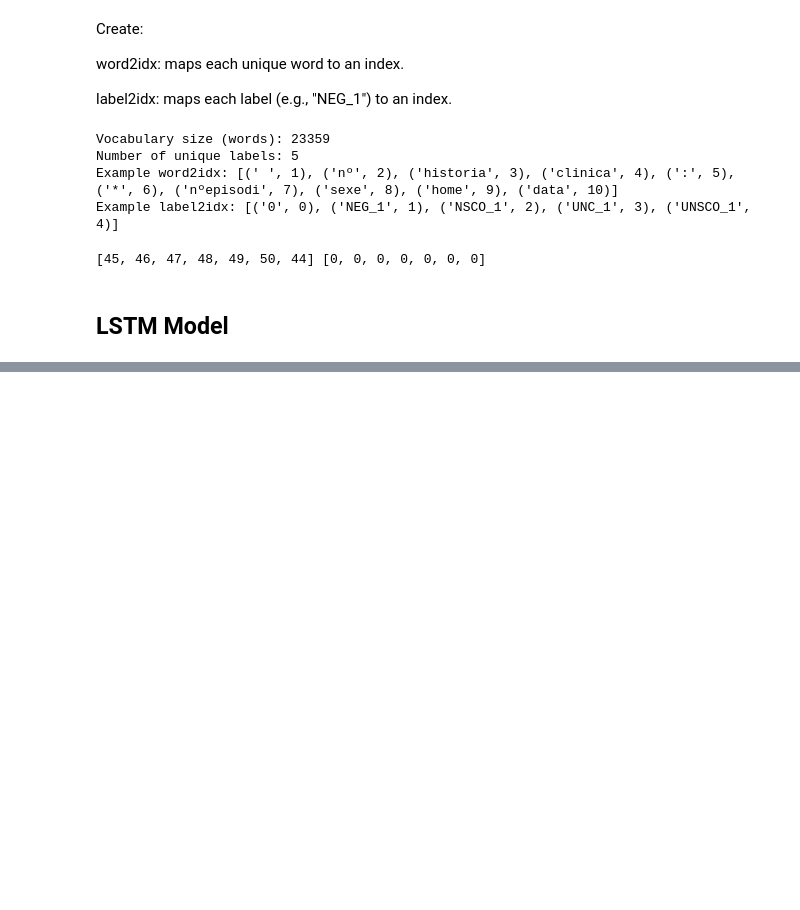
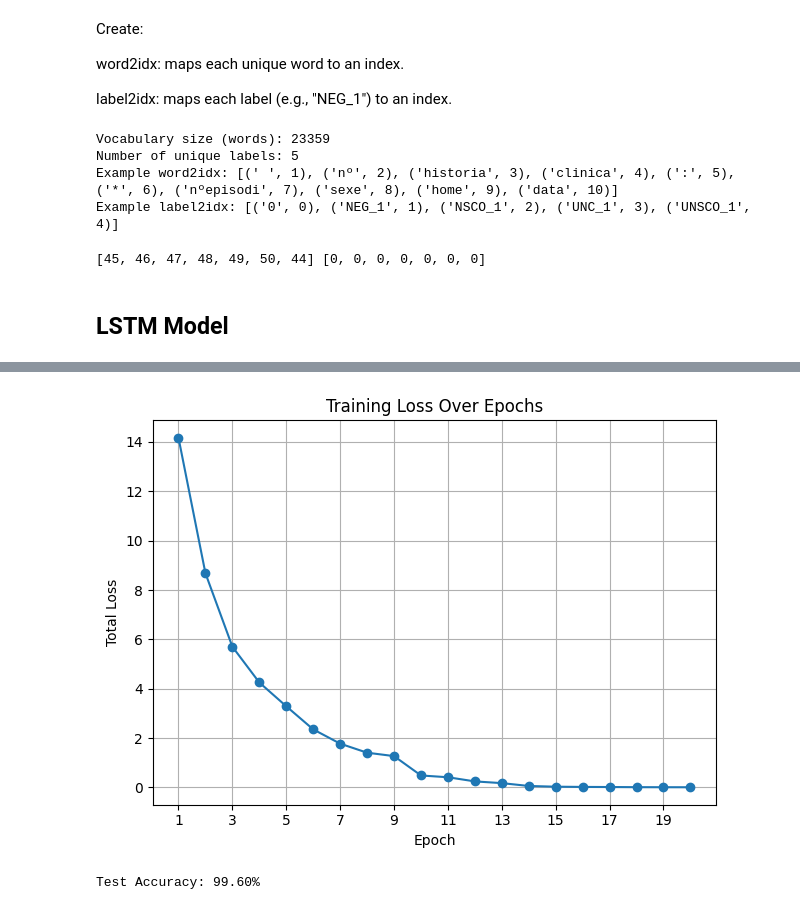
Before and after one commit to BlancoAnna/DL--2025, a Jupyter notebook: Deep Learning System/DL_System.ipynb, the cells around one changed output, grey strips where cells are left out. Drawn from its saved outputs; the diff is of its cells as text; code cells hidden in the pictures; blank space fills up the shorter version.

```diff
--- a/Deep Learning System/DL_System.ipynb
+++ b/Deep Learning System/DL_System.ipynb
@@ -299,3 +301,36 @@ class LSTMTagger(nn.Module):
         lstm_out, _ = self.lstm(embeds)
         output = self.fc(lstm_out)
         return output
+# %%
+hidden_dim = 128
+output_dim = len(label2idx)  # Number of unique labels
+
+device = torch.device("cuda" if torch.cuda.is_available() else "cpu")
+
+model = LSTMTagger(embedding_matrix, hidden_dim, output_dim).to(device)
+# %%
+criterion = nn.CrossEntropyLoss(ignore_index=label2idx["0"])  # ignore padding label
+optimizer = torch.optim.Adam(model.parameters(), lr=0.001)
+# %%
+num_epochs = 20
+loss_values = []  # Store total loss per epoch
+
+for epoch in range(num_epochs):
+    model.train()
+    total_loss = 0
+    for X_batch, y_batch in train_loader_neg:
+        X_batch = X_batch.to(device)
+        y_batch = y_batch.to(device)
+
+        optimizer.zero_grad()
+        outputs = model(X_batch)
+        outputs = outputs.view(-1, outputs.shape[-1])
+        y_batch = y_batch.view(-1)
+
+        loss = criterion(outputs, y_batch)
+        loss.backward()
+        optimizer.step()
+        total_loss += loss.item()
+
+    loss_values.append(total_loss)  # Save loss after each epoch
+    print(f"Epoch {epoch+1}, Loss: {total_loss:.4f}", flush=True)
@@ -301,0 +353,31 @@ class LSTMTagger(nn.Module):
+# %%
+import matplotlib.pyplot as plt
+
+plt.plot(range(1, num_epochs + 1), loss_values, marker='o')
+plt.title("Training Loss Over Epochs")
+plt.xlabel("Epoch")
+plt.ylabel("Total Loss")
+plt.grid(True)
+plt.xticks(range(1, num_epochs + 1, max(1, num_epochs // 10)))
+plt.tight_layout()
+plt.show()
+# %% [output]
+[figure, added]
+# %%
+model.eval()
+correct, total = 0, 0
+with torch.no_grad():
+    for X_batch, y_batch in test_loader_neg:
+        X_batch = X_batch.to(device)
+        y_batch = y_batch.to(device)
+
+        outputs = model(X_batch)
+        predicted = torch.argmax(outputs, dim=2)  # (batch_size, seq_len)
+
+        mask = y_batch != label2idx["0"]
+        correct += (predicted[mask] == y_batch[mask]).sum().item()
+        total += mask.sum().item()
+
+print(f"Test Accuracy: {100 * correct / total:.2f}%")
+# %% [output]
+Test Accuracy: 99.60%
```
Also changed, not shown: parts of 3 cells of this notebook.
